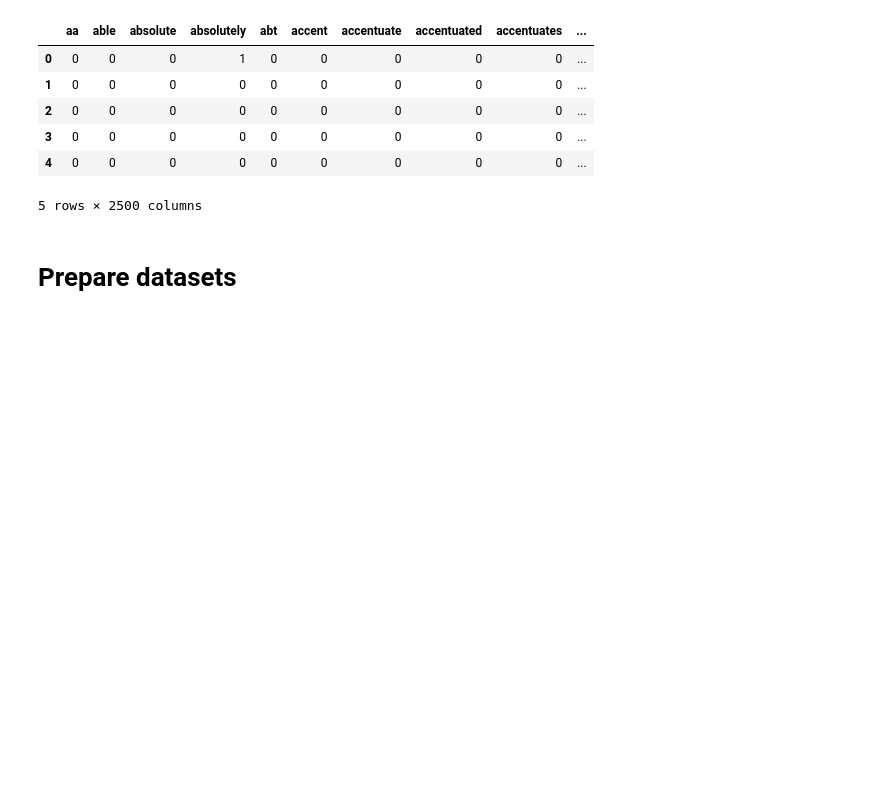
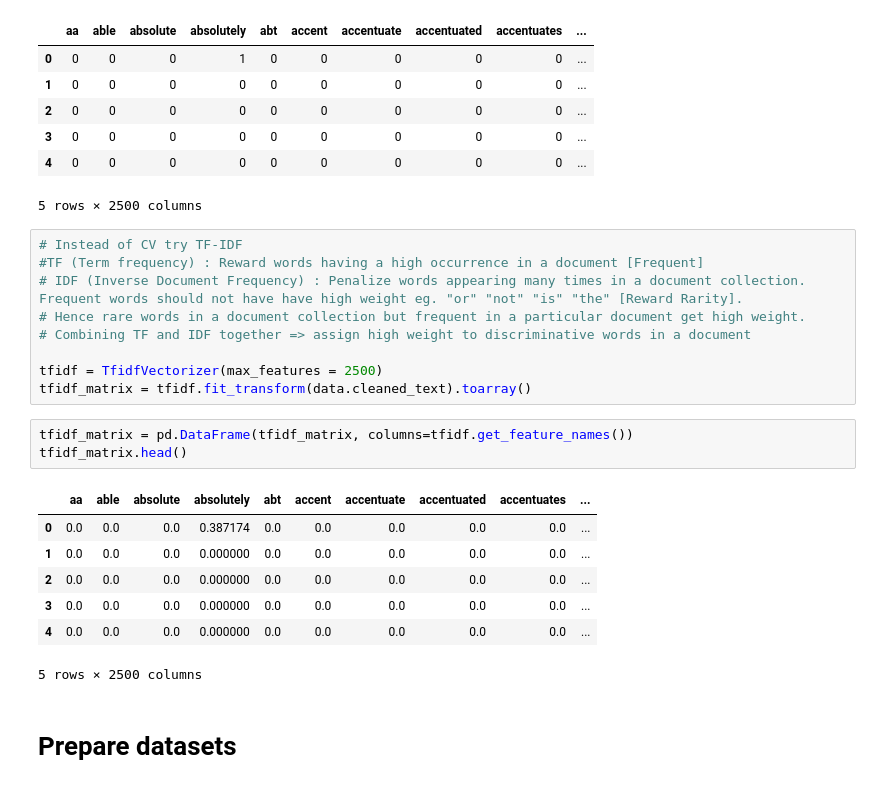
Before and after one commit to rahulaga/ml-for-business, a Jupyter notebook: hw3/cs68_hw3_nlp_classification.ipynb, the cells around one changed output. Drawn from its saved outputs; the diff is of its cells as text; blank space fills up the shorter version.

```diff
--- a/hw3/cs68_hw3_nlp_classification.ipynb
+++ b/hw3/cs68_hw3_nlp_classification.ipynb
@@ -128,6 +129,26 @@ cv_matrix.head()
 | 3 | 0 | 0 | 0 | 0 | 0 | 0 | 0 | 0 | 0 | ... |
 | 4 | 0 | 0 | 0 | 0 | 0 | 0 | 0 | 0 | 0 | ... |
 5 rows × 2500 columns
+# %%
+# Instead of CV try TF-IDF
+#TF (Term frequency) : Reward words having a high occurrence in a document [Frequent]
+# IDF (Inverse Document Frequency) : Penalize words appearing many times in a document collection. Frequent words should not have have high weight eg. "or" "not" "is" "the" [Reward Rarity].
+# Hence rare words in a document collection but frequent in a particular document get high weight.
+# Combining TF and IDF together => assign high weight to discriminative words in a document
+
+tfidf = TfidfVectorizer(max_features = 2500)
+tfidf_matrix = tfidf.fit_transform(data.cleaned_text).toarray()
+# %%
+tfidf_matrix = pd.DataFrame(tfidf_matrix, columns=tfidf.get_feature_names())
+tfidf_matrix.head()
+# %% [output]
+|  | aa | able | absolute | absolutely | abt | accent | accentuate | accentuated | accentuates | ... |
+| 0 | 0.0 | 0.0 | 0.0 | 0.387174 | 0.0 | 0.0 | 0.0 | 0.0 | 0.0 | ... |
+| 1 | 0.0 | 0.0 | 0.0 | 0.000000 | 0.0 | 0.0 | 0.0 | 0.0 | 0.0 | ... |
+| 2 | 0.0 | 0.0 | 0.0 | 0.000000 | 0.0 | 0.0 | 0.0 | 0.0 | 0.0 | ... |
+| 3 | 0.0 | 0.0 | 0.0 | 0.000000 | 0.0 | 0.0 | 0.0 | 0.0 | 0.0 | ... |
+| 4 | 0.0 | 0.0 | 0.0 | 0.000000 | 0.0 | 0.0 | 0.0 | 0.0 | 0.0 | ... |
+5 rows × 2500 columns
 # %% [markdown]
 # Prepare datasets
 # %%
```
Also changed, not shown: parts of 3 cells of this notebook.
